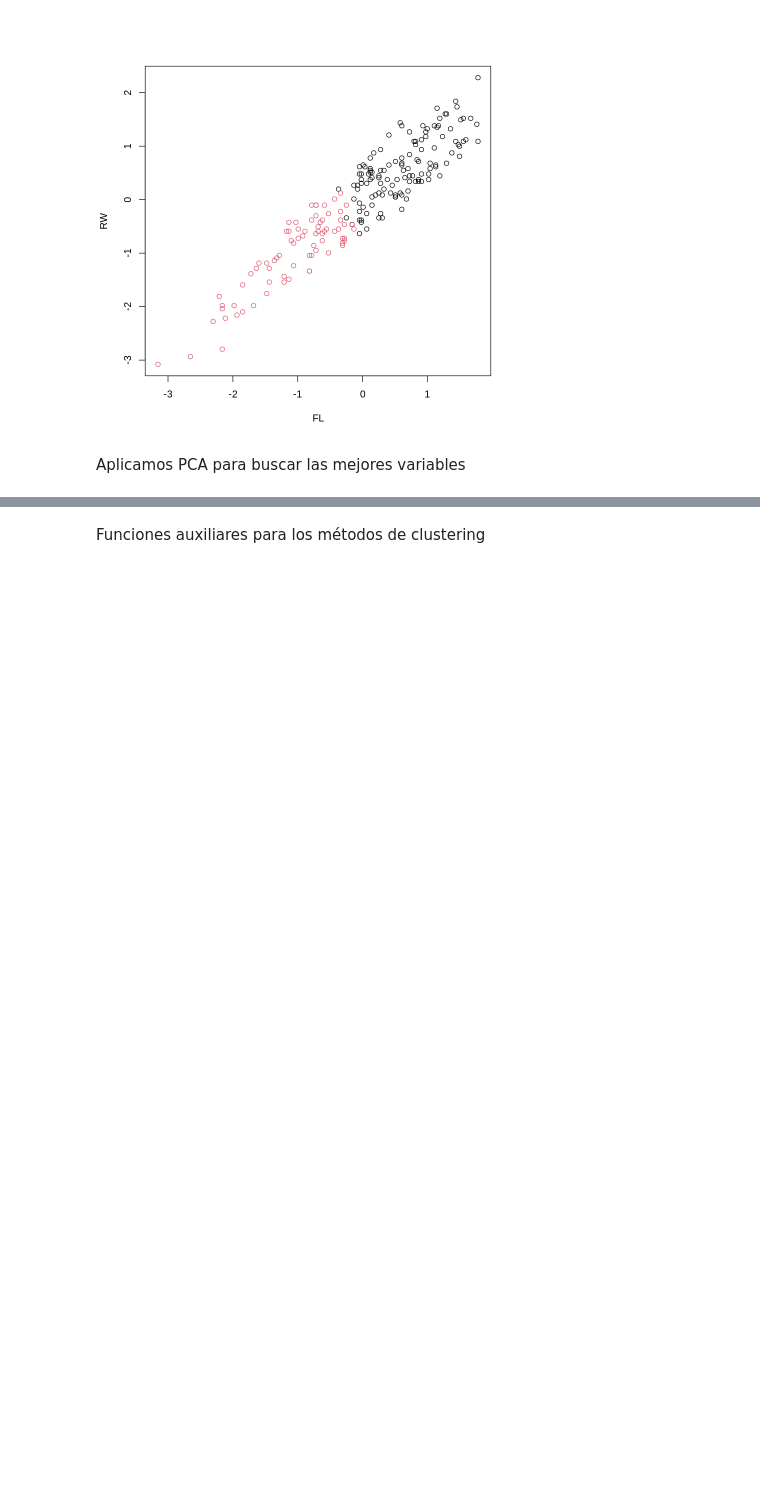
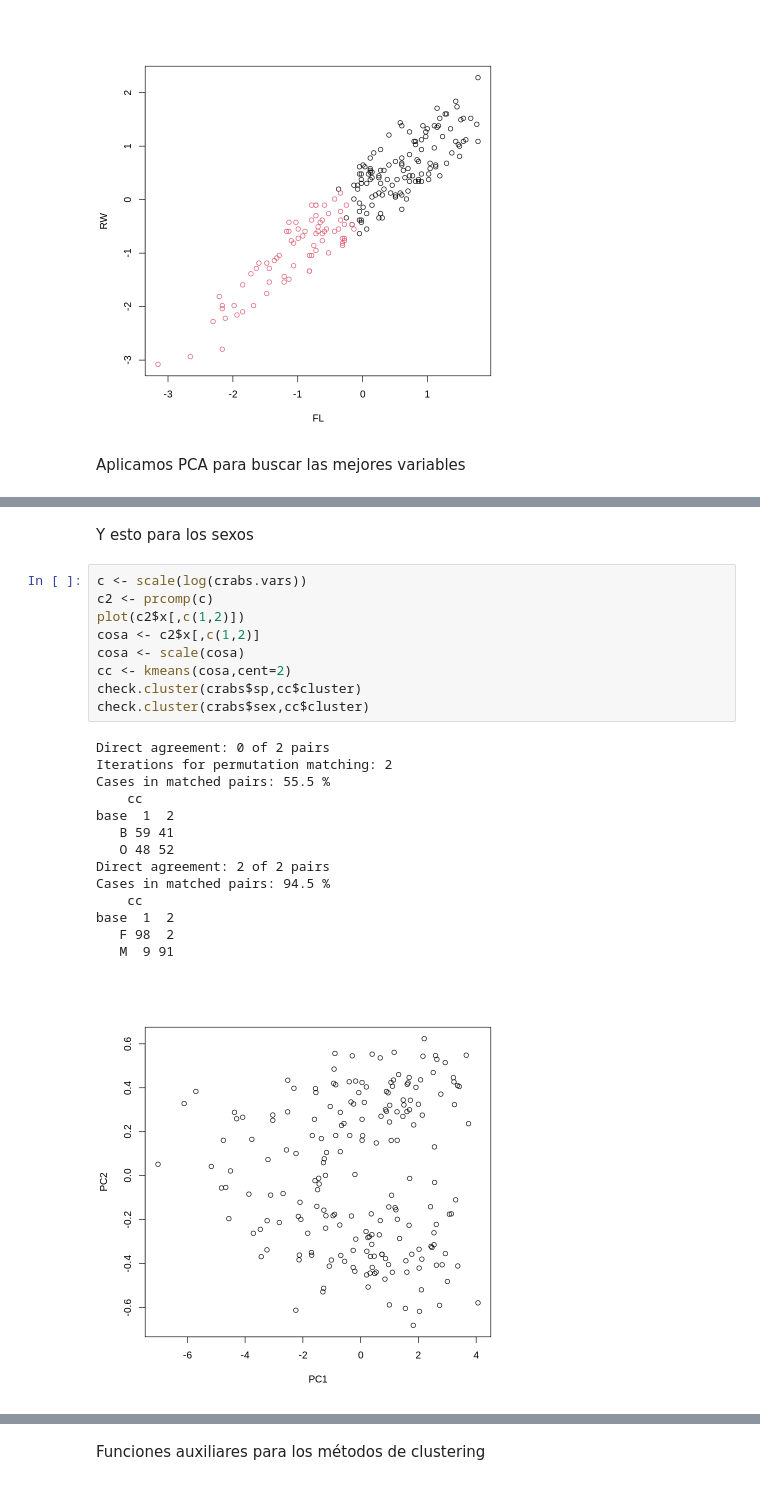
Before and after one commit to AgustinGurvich/TMD, a Jupyter notebook: TMD_TP3.ipynb, the cells around one changed output, grey strips where cells are left out. Cells and saved outputs as stored; diff of their text form; blank space fills up the shorter version.

```diff
--- a/TMD_TP3.ipynb
+++ b/TMD_TP3.ipynb
@@ -131,0 +161,26 @@ Cases in matched pairs: 59.5 %
+# %% [markdown]
+Y esto para los sexos
+# %%
+c <- scale(log(crabs.vars))
+c2 <- prcomp(c)
+plot(c2$x[,c(1,2)])
+cosa <- c2$x[,c(1,2)]
+cosa <- scale(cosa)
+cc <- kmeans(cosa,cent=2)
+check.cluster(crabs$sp,cc$cluster)
+check.cluster(crabs$sex,cc$cluster)
+# %% [output]
+Direct agreement: 0 of 2 pairs
+Iterations for permutation matching: 2
+Cases in matched pairs: 55.5 %
+    cc
+base  1  2
+   B 59 41
+   O 48 52
+Direct agreement: 2 of 2 pairs
+Cases in matched pairs: 94.5 %
+    cc
+base  1  2
+   F 98  2
+   M  9 91
+[figure, added]
```
Also changed, not shown: parts of 31 cells of this notebook.
